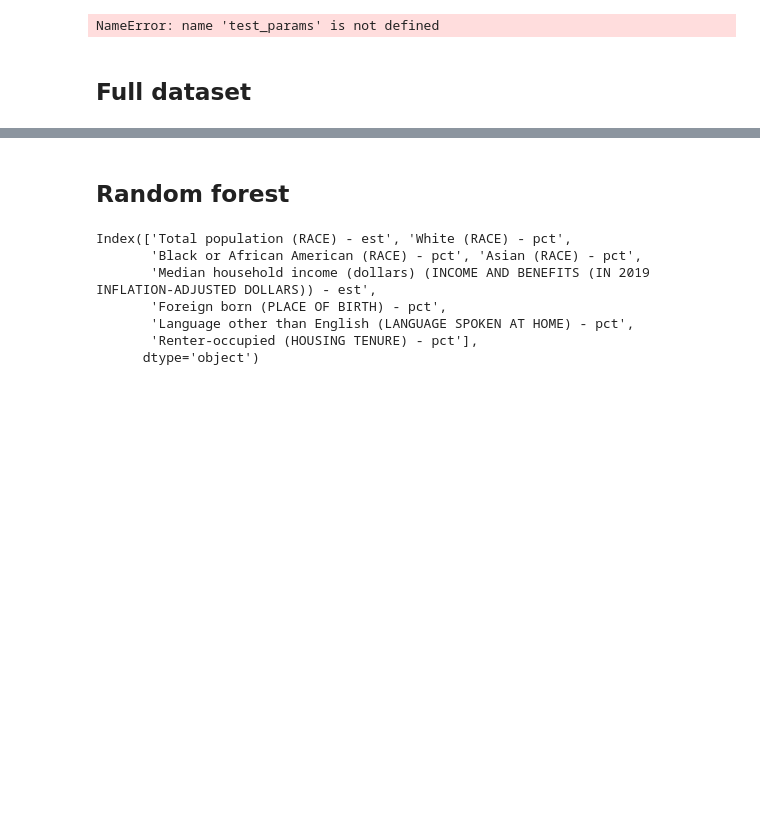
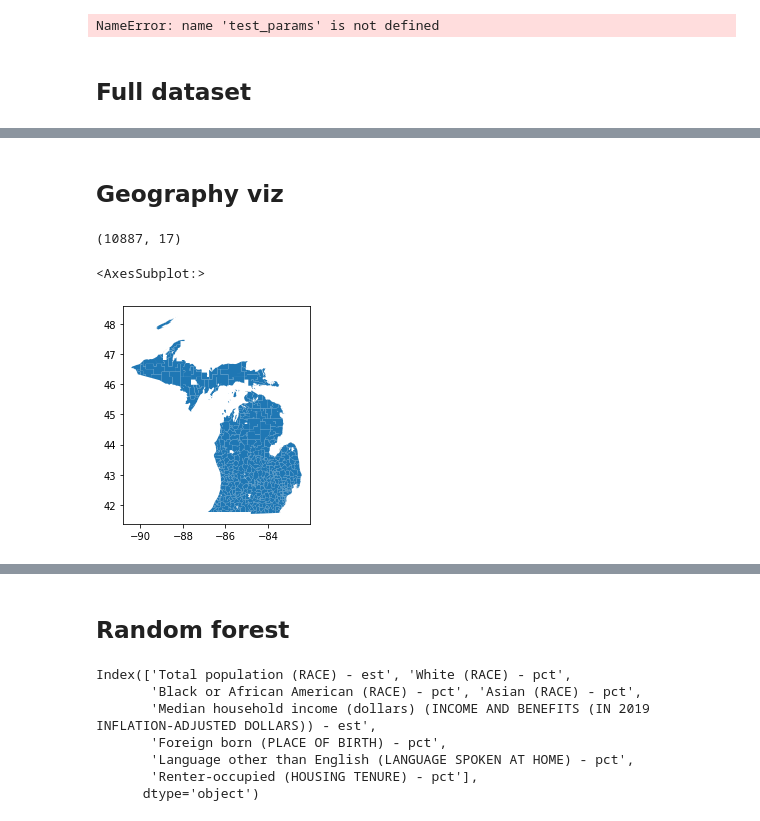
Before and after one commit to ryansteed/dp-policy, a Jupyter notebook: notebooks/titlei.ipynb, the cells around one changed output, grey strips where cells are left out. Cells and saved outputs as stored; diff of their text form; code cells hidden in the pictures; blank space fills up the shorter version.

Commit message:
Shapefile viz

```diff
--- a/notebooks/titlei.ipynb
+++ b/notebooks/titlei.ipynb
@@ -957 +976,21 @@ grants.to_csv("../results/discrimination.csv")
 dict_keys([])
+# %% [markdown]
+## Geography viz
+# %%
+geo = gpd.read_file("../data/shapefiles/school_districts_19/schooldistrict_sy1819_tl19.shp")
+geo = geo[geo.UNSDLEA.notna()]
+geo.STATEFP = geo.STATEFP.astype(int)
+geo.UNSDLEA = geo.UNSDLEA.astype(int)
+geo = geo.rename(columns={
+    "STATEFP": "State FIPS Code",
+    "UNSDLEA": "District ID"
+}).set_index(["State FIPS Code", "District ID"])
+geo.shape
+# %% [output]
+(10887, 17)
+# %%
+# michigan
+geo.loc[26].plot()
+# %% [output]
+<AxesSubplot:>
+[figure, added]
```
Also changed, not shown: parts of 6 cells of this notebook, 6 other files.
